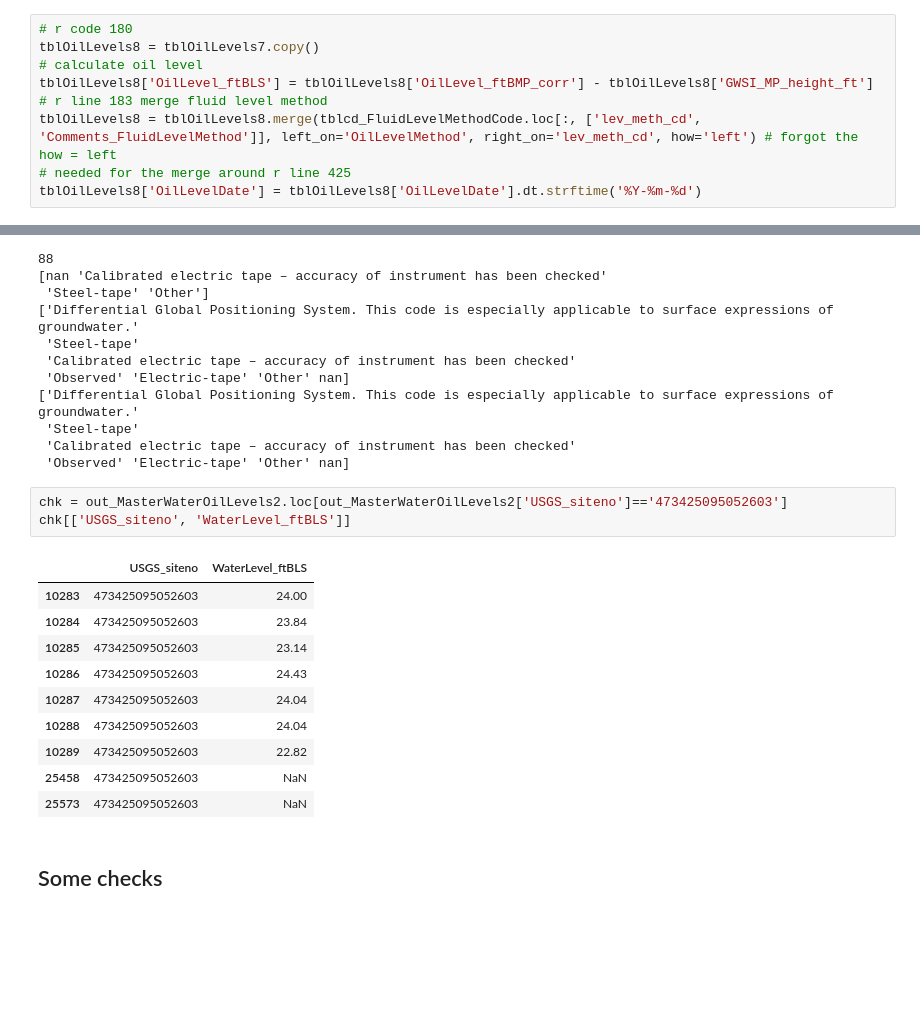
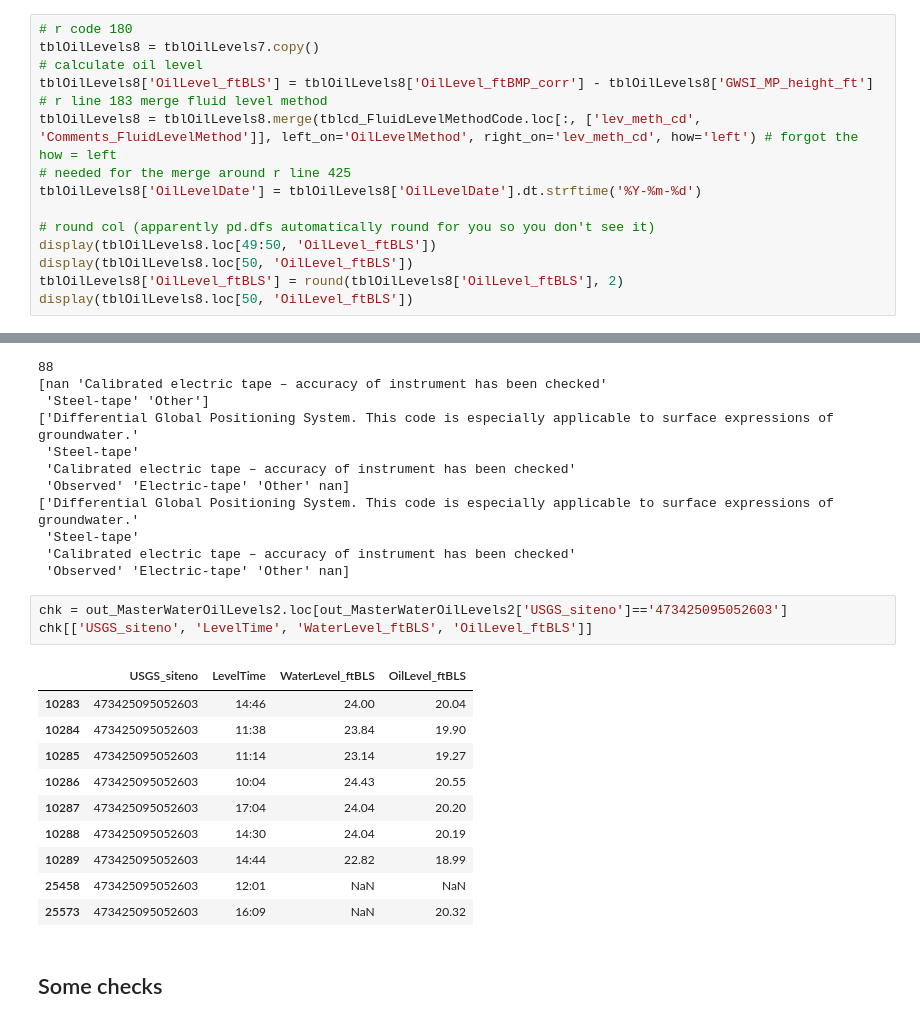
Before and after one commit to BojanMilinic/bemidji, a Jupyter notebook: 03_master_oil_water_level.ipynb, the cells around one changed output, grey strips where cells are left out. Drawn from its saved outputs; the diff is of its cells as text; blank space fills up the shorter version.

Commit message:
fixed oil level rounding for datarelease

```diff
--- a/03_master_oil_water_level.ipynb
+++ b/03_master_oil_water_level.ipynb
@@ -834,3 +834,9 @@ tblOilLevels8['OilLevel_ftBLS'] = tblOilLevels8['OilLevel_ftBMP_corr'] - tblOilL
 tblOilLevels8 = tblOilLevels8.merge(tblcd_FluidLevelMethodCode.loc[:, ['lev_meth_cd', 'Comments_FluidLevelMethod']], left_on='OilLevelMethod', right_on='lev_meth_cd', how='left') # forgot the how = left
 # needed for the merge around r line 425
 tblOilLevels8['OilLevelDate'] = tblOilLevels8['OilLevelDate'].dt.strftime('%Y-%m-%d')
+
+# round col (apparently pd.dfs automatically round for you so you don't see it)
+display(tblOilLevels8.loc[49:50, 'OilLevel_ftBLS'])
+display(tblOilLevels8.loc[50, 'OilLevel_ftBLS'])
+tblOilLevels8['OilLevel_ftBLS'] = round(tblOilLevels8['OilLevel_ftBLS'], 2)
+display(tblOilLevels8.loc[50, 'OilLevel_ftBLS'])
@@ -1159,18 +1151,18 @@ out_MasterWaterOilLevels2['OilThickness_m'] = round(out_MasterWaterOilLevels2['O
  'Observed' 'Electric-tape' 'Other' nan]
 # %%
 chk = out_MasterWaterOilLevels2.loc[out_MasterWaterOilLevels2['USGS_siteno']=='473425095052603']
-chk[['USGS_siteno', 'WaterLevel_ftBLS']]
+chk[['USGS_siteno', 'LevelTime', 'WaterLevel_ftBLS', 'OilLevel_ftBLS']]
 # %% [output]
-|  | USGS_siteno | WaterLevel_ftBLS |
-| 10283 | 473425095052603 | 24.00 |
-| 10284 | 473425095052603 | 23.84 |
-| 10285 | 473425095052603 | 23.14 |
-| 10286 | 473425095052603 | 24.43 |
-| 10287 | 473425095052603 | 24.04 |
-| 10288 | 473425095052603 | 24.04 |
-| 10289 | 473425095052603 | 22.82 |
-| 25458 | 473425095052603 | NaN |
-| 25573 | 473425095052603 | NaN |
+|  | USGS_siteno | LevelTime | WaterLevel_ftBLS | OilLevel_ftBLS |
+| 10283 | 473425095052603 | 14:46 | 24.00 | 20.04 |
+| 10284 | 473425095052603 | 11:38 | 23.84 | 19.90 |
+| 10285 | 473425095052603 | 11:14 | 23.14 | 19.27 |
+| 10286 | 473425095052603 | 10:04 | 24.43 | 20.55 |
+| 10287 | 473425095052603 | 17:04 | 24.04 | 20.20 |
+| 10288 | 473425095052603 | 14:30 | 24.04 | 20.19 |
+| 10289 | 473425095052603 | 14:44 | 22.82 | 18.99 |
+| 25458 | 473425095052603 | 12:01 | NaN | NaN |
+| 25573 | 473425095052603 | 16:09 | NaN | 20.32 |
 # %% [markdown]
 ## Some checks
 # %%
```
Also changed, not shown: parts of 8 cells of this notebook.
